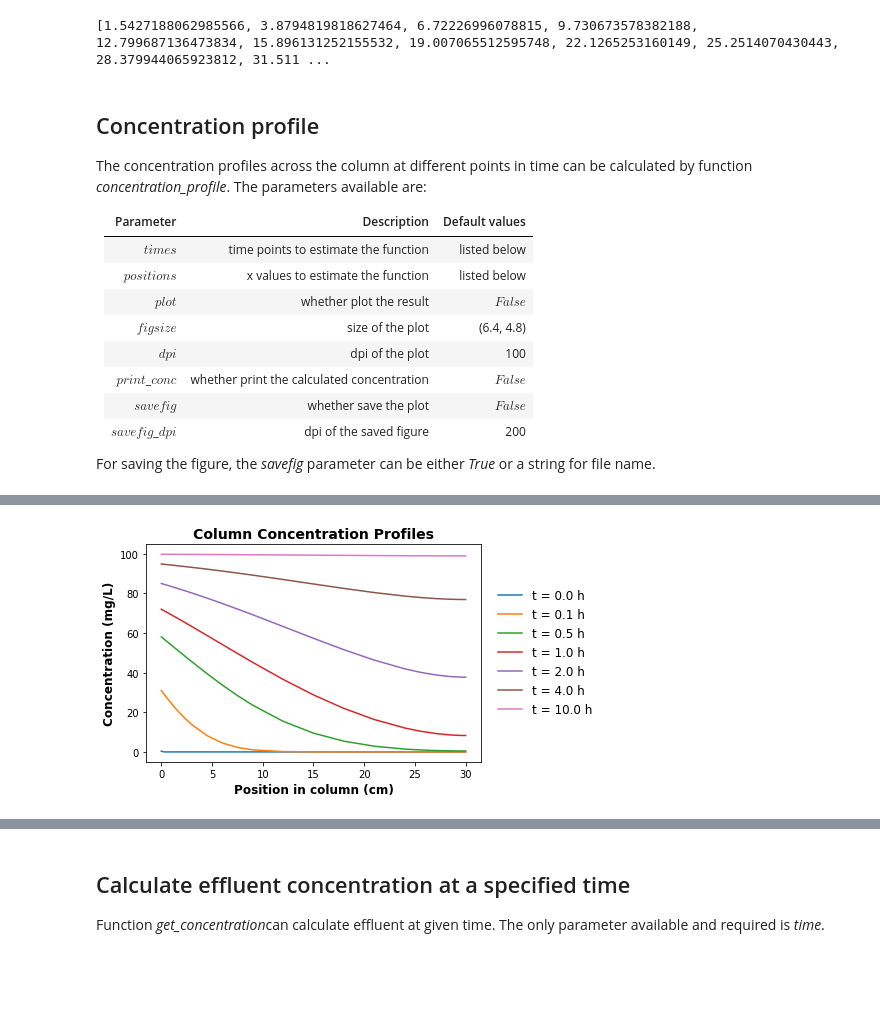
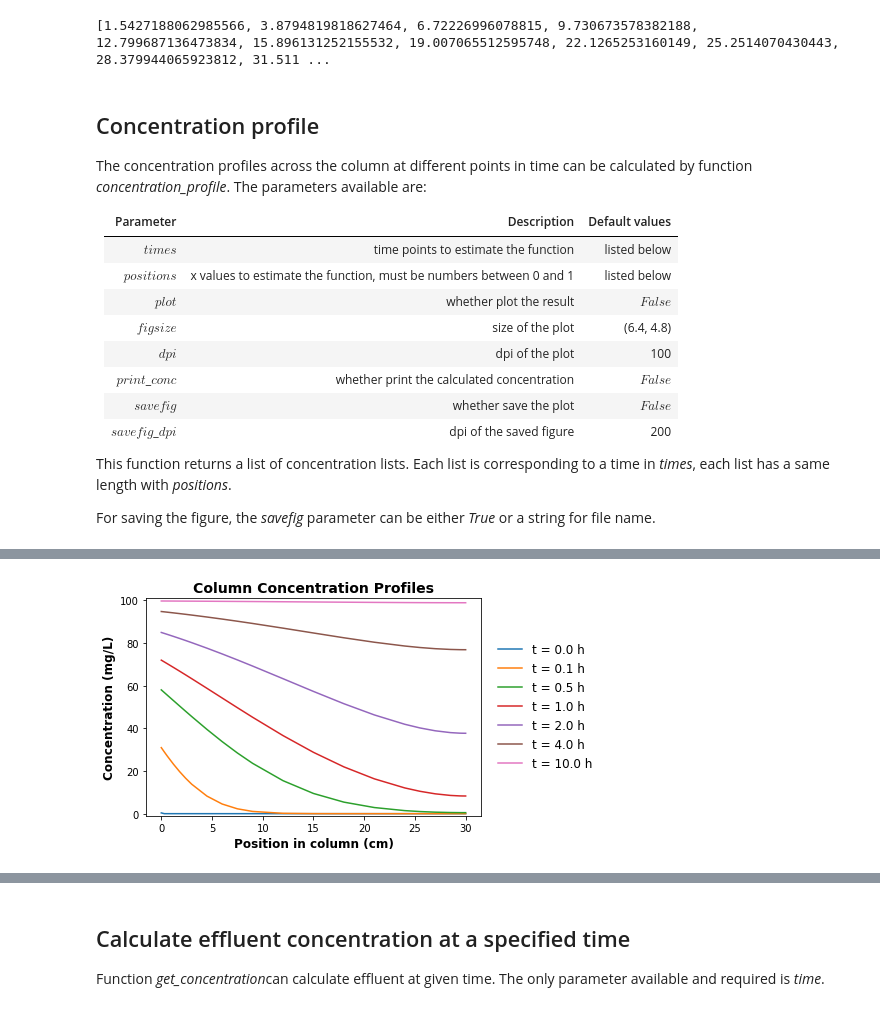
Before and after one commit to BYL4746/columntracer, a Jupyter notebook: examples.ipynb, the cells around one changed output, grey strips where cells are left out. Cells and saved outputs as stored; diff of their text form; code cells hidden in the pictures; blank space fills up the shorter version.

```diff
--- a/examples.ipynb
+++ b/examples.ipynb
@@ -123,7 +126,7 @@ The concentration profiles across the column at different points in time can be
 |Parameter|Description|Default values|
 |:---|:--------|:----:|
 |$times$|time points to estimate the function|listed below|
-|$positions$|x values to estimate the function|listed below|
+|$positions$|x values to estimate the function, must be numbers between 0 and 1|listed below|
 |$plot$|whether plot the result|$False$|
 |$figsize$|size of the plot|(6.4, 4.8)|
 |$dpi$|dpi of the plot|100|
@@ -131,15 +134,17 @@ The concentration profiles across the column at different points in time can be
 |$savefig$|whether save the plot|$False$|
 |$savefig$\_$dpi$|dpi of the saved figure|200|
 
+This function returns a list of concentration lists. Each list is corresponding to a time in <i>times</i>, each list has a same length with <i>positions</i>.
+
 For saving the figure, the <i>savefig</i> parameter can be either <i>True</i> or a string for file name.
 # %%
 %matplotlib inline
 
-c = columntracer.ColumnTracer(C0 = 100,
-                              U = 10,
-                              D = 100,
-                              L = 30,
-                              n = 1000)
+c = ColumnTracer(C0 = 100,
+                 U = 10,
+                 D = 100,
+                 L = 30,
+                 n = 1000)
 
 default_t = [0.00001, 0.1, 0.5, 1, 2, 4, 10]
 default_pos = [0, 0.01, 0.02, 0.04, 0.06, 0.08, 0.1, 0.15, 0.2, 0.25, 0.3, 0.4, 0.5, 0.6, 0.7, 0.8, 0.85, 0.9, 0.95, 0.98, 0.99, 1]
@@ -153 +159 @@ c_profile = c.concentration_profile(times = default_t,
-[figure, old version]
+[figure, new version]
```
Also changed, not shown: parts of 16 cells of this notebook, 1 other file.
